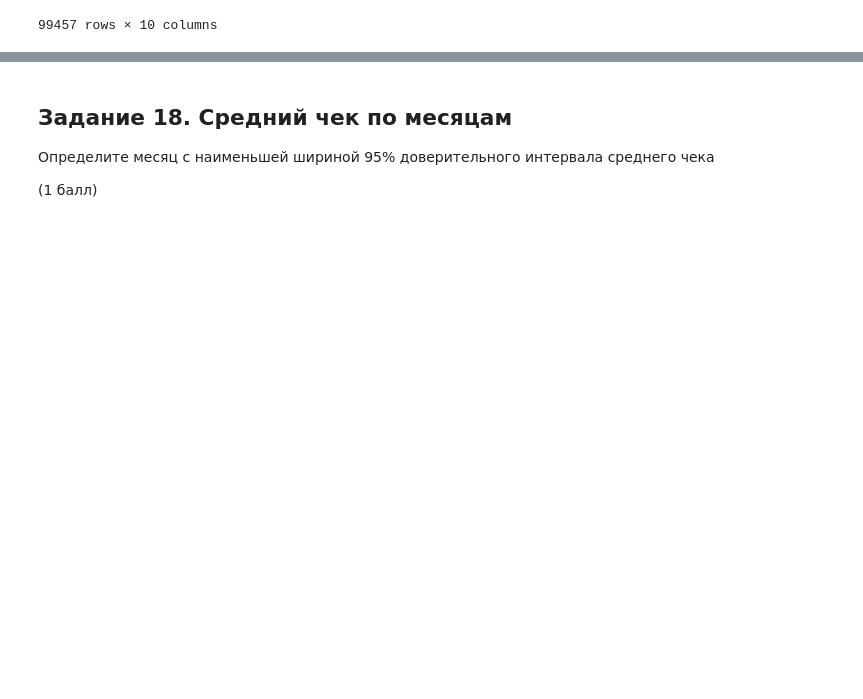
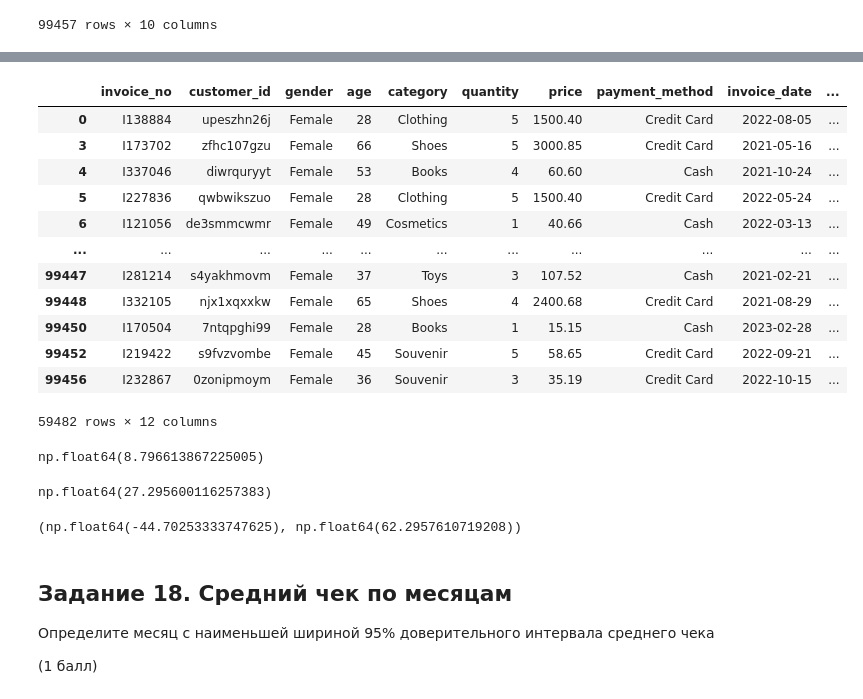
Before and after one commit to semwett0301/stat-ml-labs, a Jupyter notebook: statistic-course/math_stat_2.ipynb, the cells around one changed output, grey strips where cells are left out. Drawn from its saved outputs; the diff is of its cells as text; code cells hidden in the pictures; blank space fills up the shorter version.

```diff
--- a/statistic-course/math_stat_2.ipynb
+++ b/statistic-course/math_stat_2.ipynb
@@ -645,3 +664,35 @@ df
+# %%
+female_df = df[df['gender'] == "Female"]
+female_df
+# %% [output]
+|  | invoice_no | customer_id | gender | age | category | quantity | price | payment_method | invoice_date | ... |
+| 0 | I138884 | upeszhn26j | Female | 28 | Clothing | 5 | 1500.40 | Credit Card | 2022-08-05 | ... |
+| 3 | I173702 | zfhc107gzu | Female | 66 | Shoes | 5 | 3000.85 | Credit Card | 2021-05-16 | ... |
+| 4 | I337046 | diwrquryyt | Female | 53 | Books | 4 | 60.60 | Cash | 2021-10-24 | ... |
+| 5 | I227836 | qwbwikszuo | Female | 28 | Clothing | 5 | 1500.40 | Credit Card | 2022-05-24 | ... |
+| 6 | I121056 | de3smmcwmr | Female | 49 | Cosmetics | 1 | 40.66 | Cash | 2022-03-13 | ... |
+| ... | ... | ... | ... | ... | ... | ... | ... | ... | ... | ... |
+| 99447 | I281214 | s4yakhmovm | Female | 37 | Toys | 3 | 107.52 | Cash | 2021-02-21 | ... |
+| 99448 | I332105 | njx1xqxxkw | Female | 65 | Shoes | 4 | 2400.68 | Credit Card | 2021-08-29 | ... |
+| 99450 | I170504 | 7ntqpghi99 | Female | 28 | Books | 1 | 15.15 | Cash | 2023-02-28 | ... |
+| 99452 | I219422 | s9fvzvombe | Female | 45 | Souvenir | 5 | 58.65 | Credit Card | 2022-09-21 | ... |
+| 99456 | I232867 | 0zonipmoym | Female | 36 | Souvenir | 3 | 35.19 | Credit Card | 2022-10-15 | ... |
+59482 rows × 12 columns
+# %%
+diff_mean = male_df['checks'].mean() - female_df['checks'].mean()
+diff_mean
+# %% [output]
+np.float64(8.796613867225005)
+# %%
+diff_std = np.sqrt(male_df['checks'].var() / len(male_df) + female_df['checks'].var() / len(female_df))
+diff_std
+# %% [output]
+np.float64(27.295600116257383)
+# %%
+cm = CompareMeans(DescrStatsW(male_df['checks']), DescrStatsW(female_df['checks']))
+cm.tconfint_diff(alpha=0.05, usevar='unequal')
+# %% [output]
+(np.float64(-44.70253333747625), np.float64(62.2957610719208))
 # %% [markdown]
 ## Задание 18. Средний чек по месяцам
 
```
Also changed, not shown: parts of 7 cells of this notebook.
